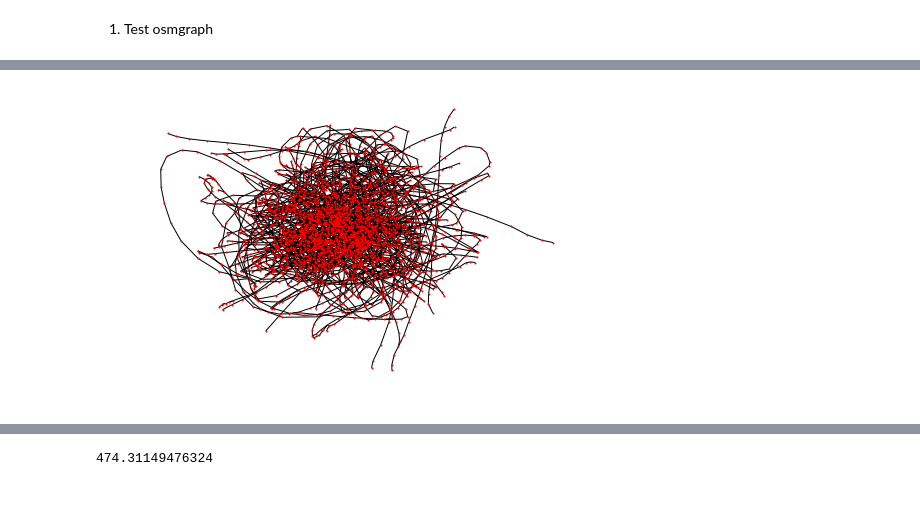
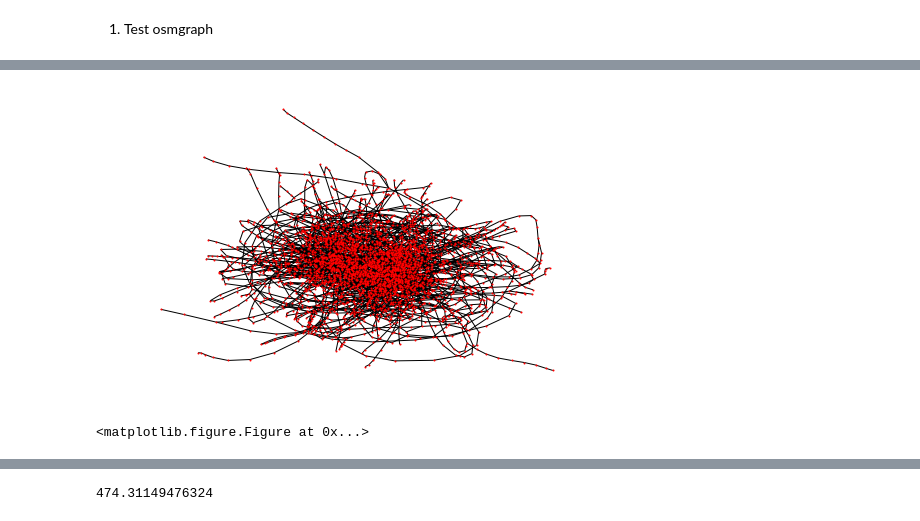
Before and after one commit to justinxutianyu/DNN_Estimation, a Jupyter notebook: preprocessing.ipynb, the cells around one changed output, grey strips where cells are left out. Saved outputs shown, nothing was run; the diff lists cells and outputs as text; code cells hidden in the pictures.

```diff
--- a/preprocessing.ipynb
+++ b/preprocessing.ipynb
@@ -72,20 +67,24 @@ print data
 # %%
 import networkx as nx
 import matplotlib.pyplot as plt
 import pandas as pd
 #Let g be a graph that I created
 edges = pd.read_table("data/MelbourneGraph.txt",
                       sep=" ",
                       header=None,
                       names=['vx', 'vy', 'weight'])
 
 graph = nx.from_pandas_edgelist(edges, 'vx', 'vy', 'weight')
 graph_nodes = graph.nodes()
 
 nx.draw(graph, node_size=1)
+plt.draw()
+plt.savefig('picture/melbourne_plot.png')
 plt.show()
+plt.clf()
 # %% [output]
-[figure, old version]
+[figure, new version]
+<matplotlib.figure.Figure at 0x...>
 # %%
 import metis
 (edgecuts, parts) = metis.part_graph(graph, 4)
```
Also changed, not shown: parts of 9 cells of this notebook, 6 other files.
